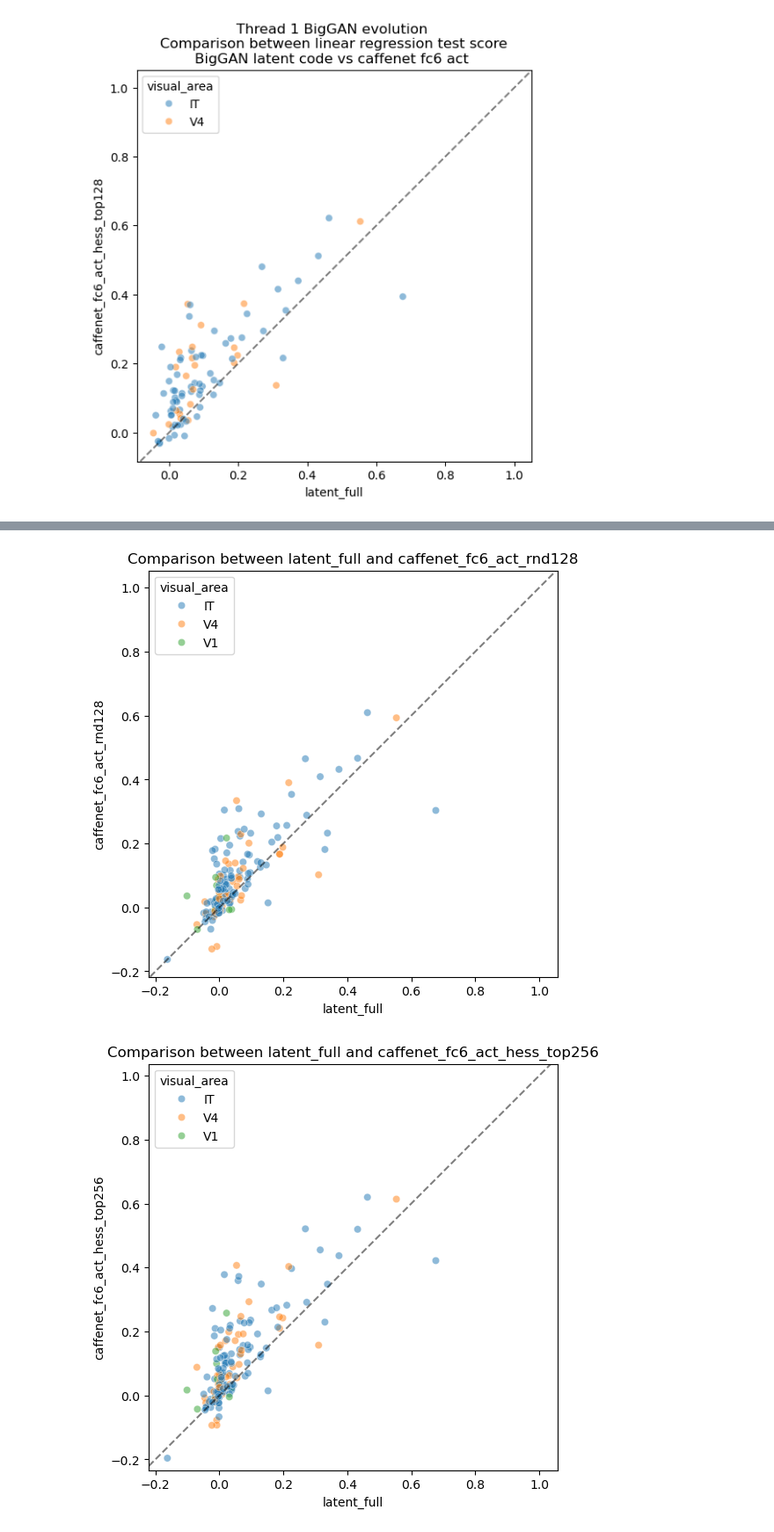
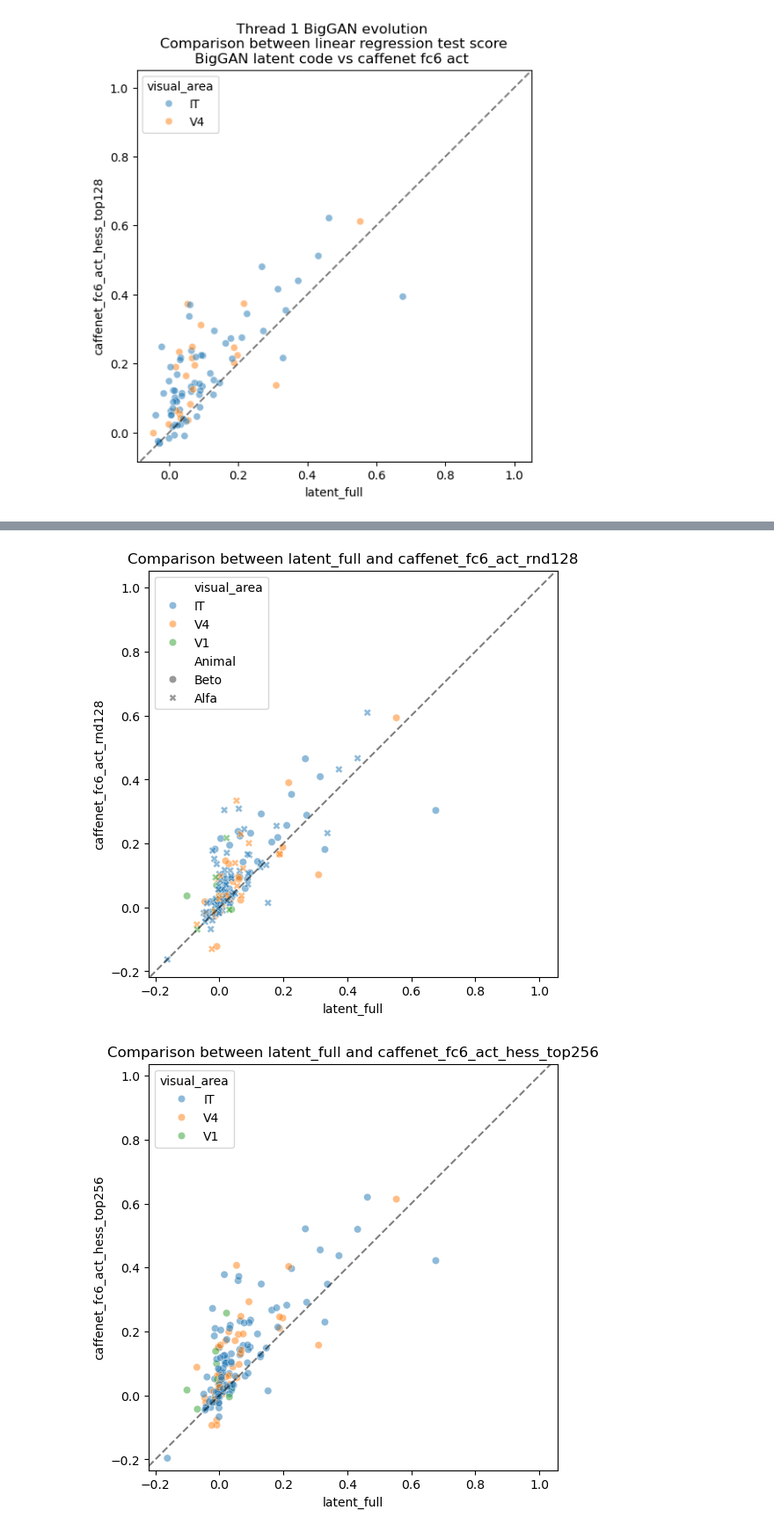
Before and after one commit to Animadversio/Neuro-ActMax-GAN-comparison, a Jupyter notebook: notebooks/BigGAN_DeePSim_latent_code_linearity_synopsis.ipynb, the cells around one changed output, grey strips where cells are left out. Shown at 88% size. Saved outputs shown, nothing was run; the diff lists cells and outputs as text; code cells hidden in the pictures.

```diff
--- a/notebooks/BigGAN_DeePSim_latent_code_linearity_synopsis.ipynb
+++ b/notebooks/BigGAN_DeePSim_latent_code_linearity_synopsis.ipynb
@@ -258,19 +243,19 @@ plt.show()
 # %%
 df_compare = stats_all_df.query("thread == 'thread1'").pivot(index="Expi",
                                columns="regressor_name",
                                values="test_score")
-df_compare = df_compare.merge(meta_df[['Expi', 'visual_area']], left_index=True, right_on='Expi', how='left').set_index('Expi')
+df_compare = df_compare.merge(meta_df, left_index=True, right_on='Expi', how='left').set_index('Expi')
 df_compare
 # plot the comparison between latent_full and caffenet_fc6_act_hess_top256
 plt.figure(figsize=(6, 6))
-sns.scatterplot(data=df_compare, x='latent_full', y='caffenet_fc6_act_rnd128', alpha=0.5, hue='visual_area')
+sns.scatterplot(data=df_compare, x='latent_full', y='caffenet_fc6_act_rnd128', alpha=0.5, hue='visual_area', style="Animal")
 plt.title('Comparison between latent_full and caffenet_fc6_act_rnd128')
 # Add diagonal line
 plt.axline((0, 0), (1, 1), linestyle='--', color='k', alpha=0.5)
 plt.axis('equal')
 plt.show()
 # %% [output]
-[figure, old version]
+[figure, new version]
 # %%
 df_compare = stats_all_df.query("thread == 'thread1'").pivot(index="Expi",
                                columns="regressor_name",
```
Also changed, not shown: parts of 14 cells of this notebook, 1 other file.
